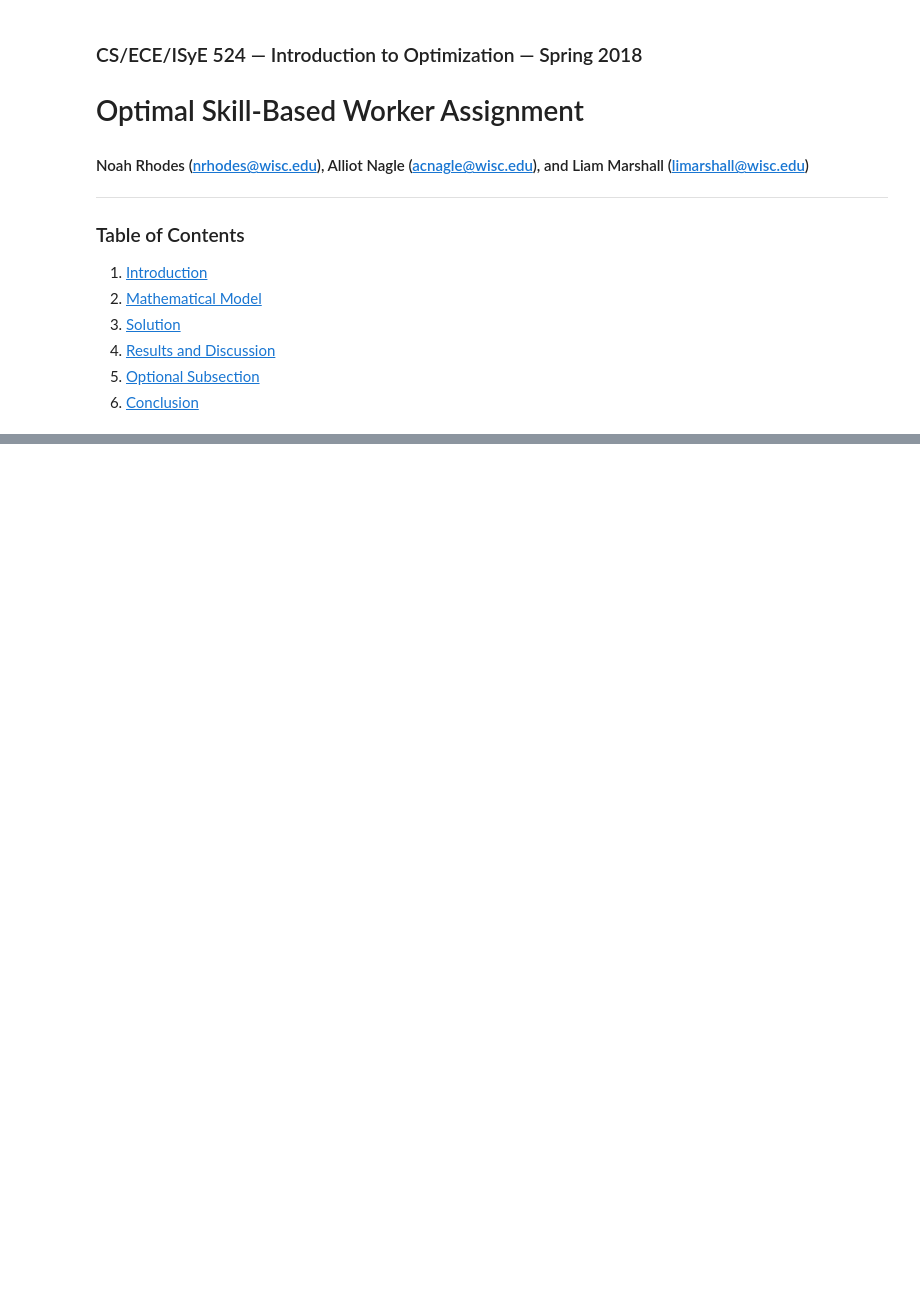
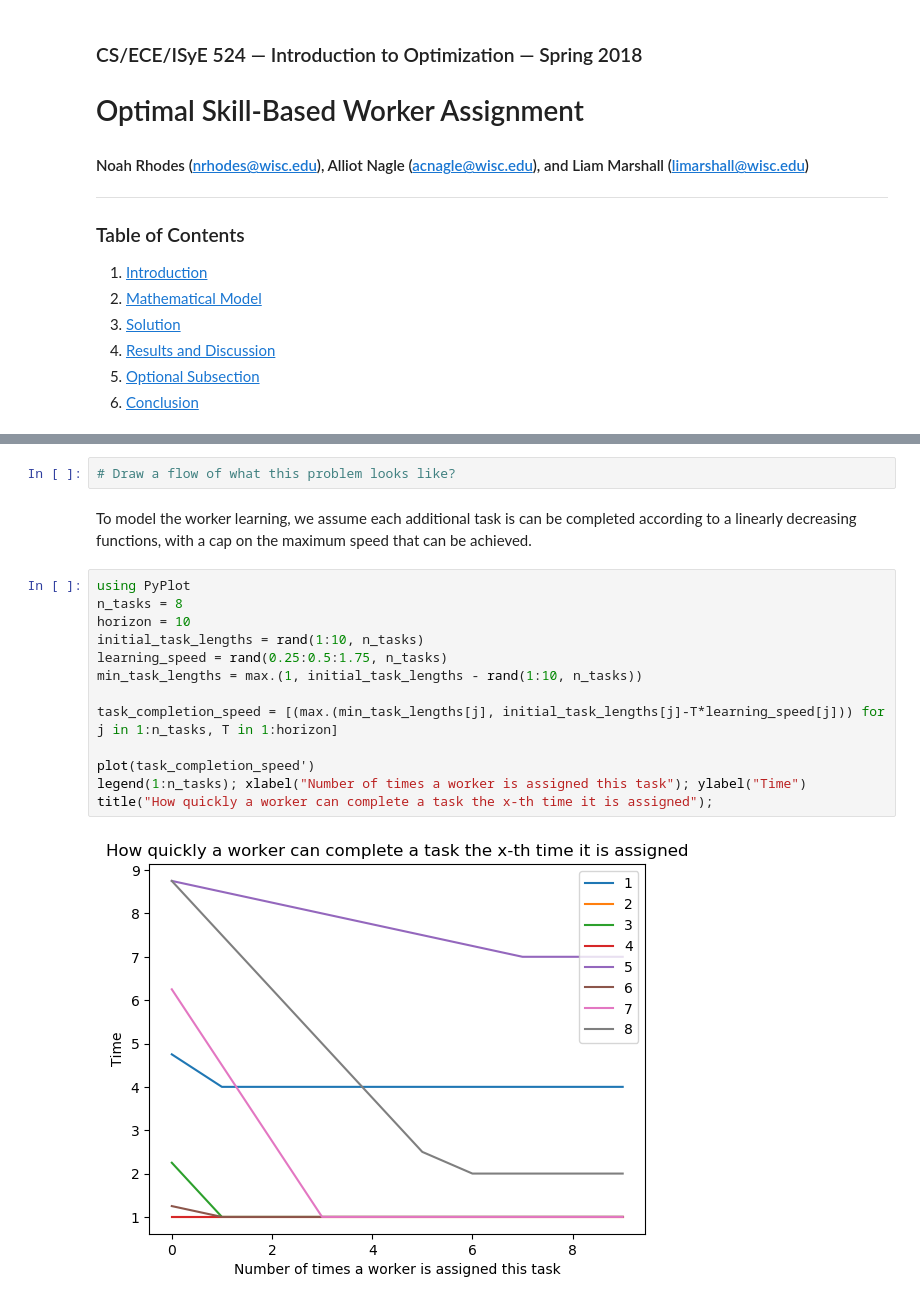
Before and after one commit to erinzm/ece524project, a Jupyter notebook: project.ipynb, the cells around one changed output, grey strips where cells are left out. Cells and saved outputs as stored; diff of their text form; blank space fills up the shorter version.

Commit message:
Writing in Project and creating model 2 in latex

```diff
--- a/project.ipynb
+++ b/project.ipynb
@@ -83,0 +288,19 @@ For some quick tips on using $\LaTeX$, see [this cheat sheet](http://users.dicki
+# %%
+# Draw a flow of what this problem looks like?
+# %% [markdown]
+To model the worker learning, we assume each additional task is can be completed according to a linearly decreasing functions, with a cap on the maximum speed that can be achieved.
+# %%
+using PyPlot
+n_tasks = 8
+horizon = 10
+initial_task_lengths = rand(1:10, n_tasks)
+learning_speed = rand(0.25:0.5:1.75, n_tasks)
+min_task_lengths = max.(1, initial_task_lengths - rand(1:10, n_tasks))
+
+task_completion_speed = [(max.(min_task_lengths[j], initial_task_lengths[j]-T*learning_speed[j])) for j in 1:n_tasks, T in 1:horizon]
+
+plot(task_completion_speed')
+legend(1:n_tasks); xlabel("Number of times a worker is assigned this task"); ylabel("Time")
+title("How quickly a worker can complete a task the x-th time it is assigned");
+# %% [output]
+[figure, added]
```
Also changed, not shown: parts of 23 cells of this notebook, 3 other files.
